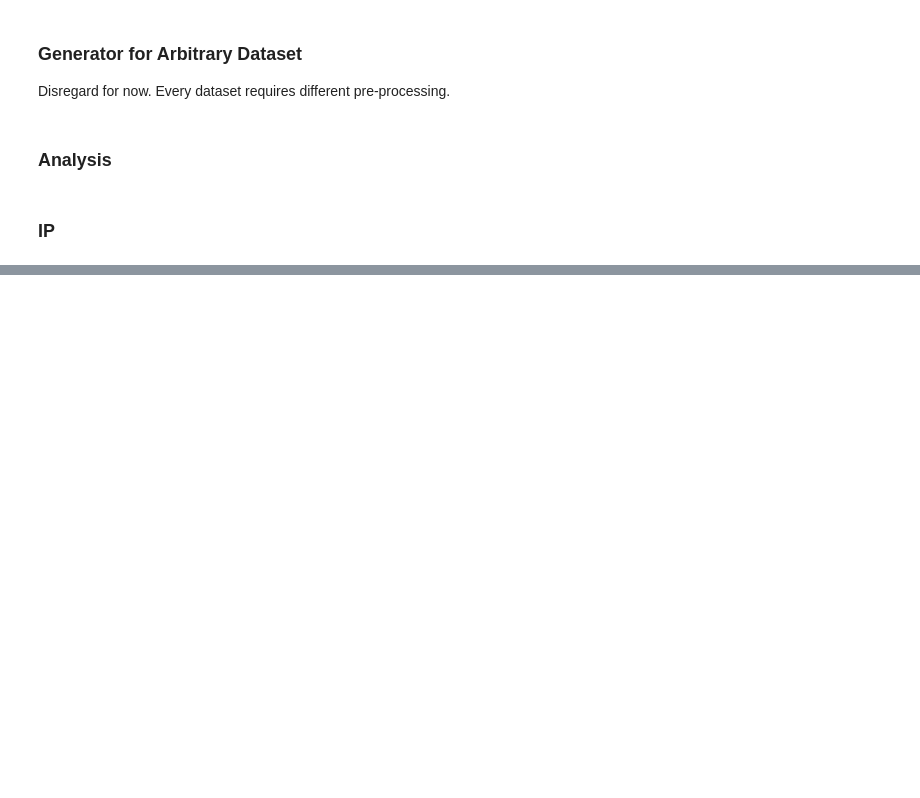
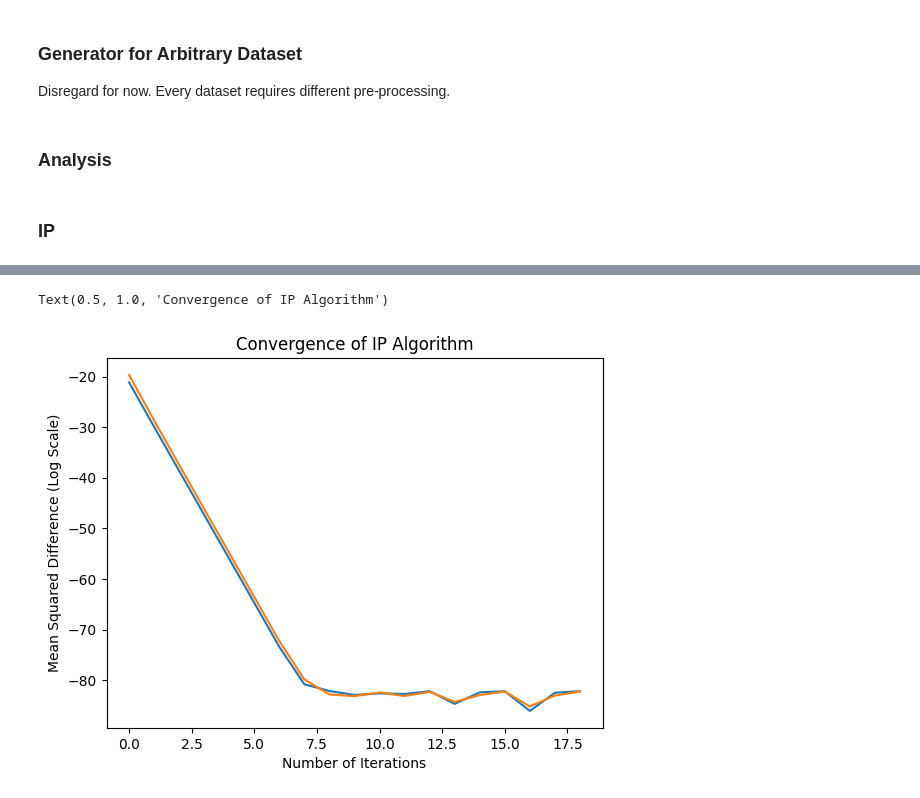
Before and after one commit to SiddharthEngineer23/CC_NA, a Jupyter notebook: main.ipynb, the cells around one changed output, grey strips where cells are left out. Cells and saved outputs as stored; diff of their text form; code cells hidden in the pictures; blank space fills up the shorter version.

Commit message:
Lots of output graphs and IP algorithm

```diff
--- a/main.ipynb
+++ b/main.ipynb
@@ -393,0 +389,5 @@ ValueError: invalid literal for int() with base 10: '--ip=127.0.0.1'
+# %%
+from helper import CCNA, IP
+print("Running temporal graph...")
+obj = CCNA("Environmental_Protection_Expenditures")
+print("Temporal Metrics:\n", obj.temporal_metrics())
@@ -393,0 +412,6 @@ ValueError: invalid literal for int() with base 10: '--ip=127.0.0.1'
+# %%
+print("Building directed graph...")
+G = obj.influence_graph()
+metrics = {"Nodes": G.number_of_nodes(), "Edges": G.number_of_edges(), "Clustering": nx.average_clustering(G),\
+           "Countries": len(obj.countries), "Policies": len(obj.policies)}
+print("Directed Graph Values:\n", metrics)
@@ -393,0 +422,5 @@ ValueError: invalid literal for int() with base 10: '--ip=127.0.0.1'
+# %%
+# Initializing IP values
+print("Loading graph into IP algorithm...")
+ip_obj = IP(G)
+print("IP algorithm initialized.")
@@ -393,0 +430,7 @@ ValueError: invalid literal for int() with base 10: '--ip=127.0.0.1'
+# %%
+# Computing influence and passivity
+M = 20
+print("Running", M, "iterations...")
+ip_obj.iterate(M)
+influence = ip_obj.influence[M - 1]
+passivity = ip_obj.passivity[M - 1]
@@ -393,0 +453,19 @@ ValueError: invalid literal for int() with base 10: '--ip=127.0.0.1'
+# %%
+I_diffs = []
+P_diffs = []
+for m in range(M):
+    I_diff = ((ip_obj.influence[m] - influence)**2).mean()
+    P_diff = ((ip_obj.passivity[m] - passivity)**2).mean()
+    I_diffs.append(I_diff)
+    P_diffs.append(P_diff)
+x = range(M)
+y_i = np.array(I_diffs)
+y_p = np.array(P_diffs)
+plt.plot(x, np.log(y_i))
+plt.plot(x, np.log(y_p))
+plt.xlabel("Number of Iterations")
+plt.ylabel("Mean Squared Difference (Log Scale)")
+plt.title("Convergence of IP Algorithm")
+# %% [output]
+Text(0.5, 1.0, 'Convergence of IP Algorithm')
+[figure, added]
```
Also changed, not shown: parts of 6 cells of this notebook, 13 other files.
